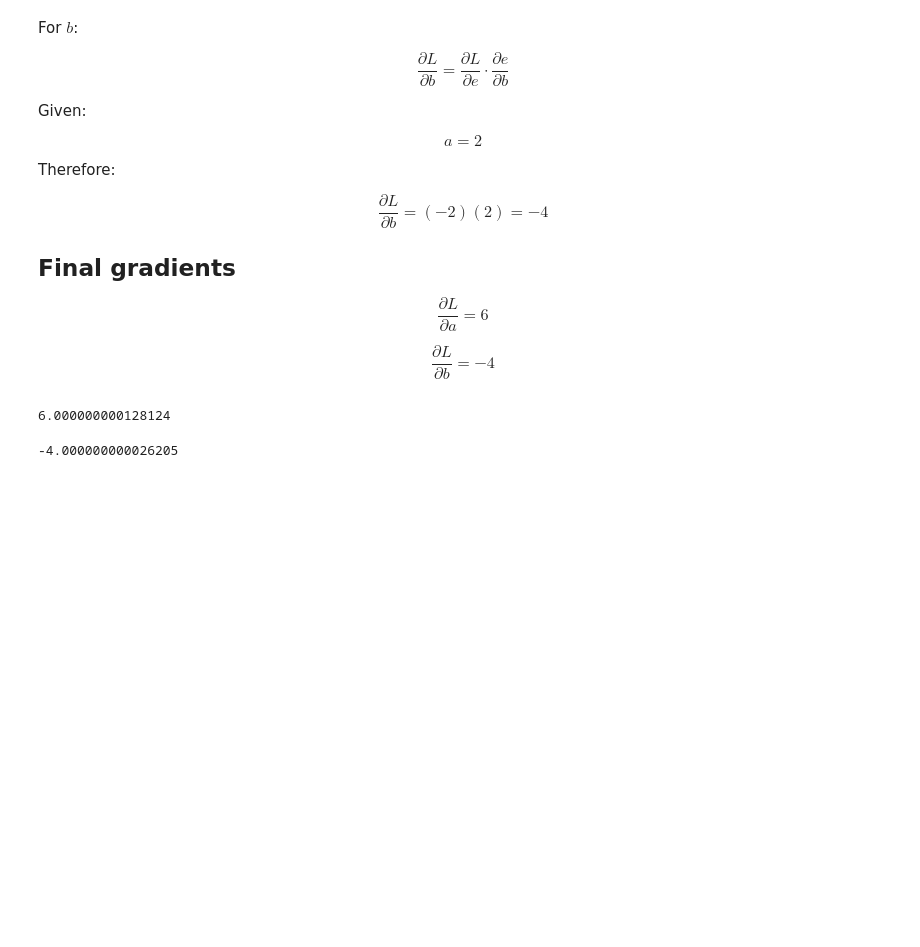
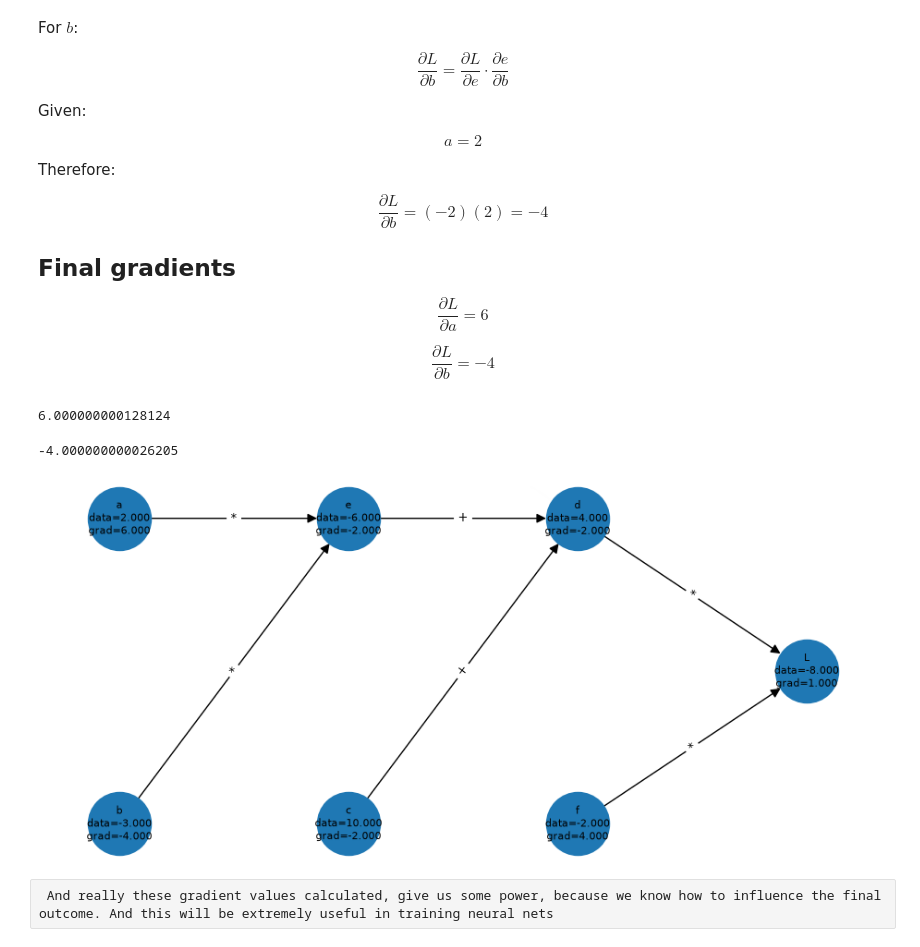
Before and after one commit to HESleagacy/Micrograd, a Jupyter notebook: main.ipynb, the cells around one changed output. Drawn from its saved outputs; the diff is of its cells as text; code cells hidden in the pictures; blank space fills up the shorter version.

```diff
--- a/main.ipynb
+++ b/main.ipynb
@@ -1130,0 +1135,4 @@ lol()
+# %%
+draw_dot(L)
+# %% [output]
+[figure, added]
@@ -1130,0 +1141,2 @@ lol()
+# %% [raw]
+ And really these gradient values calculated, give us some power, because we know how to influence the final outcome. And this will be extremely useful in training neural nets
```
Also changed, not shown: parts of 3 cells of this notebook.
